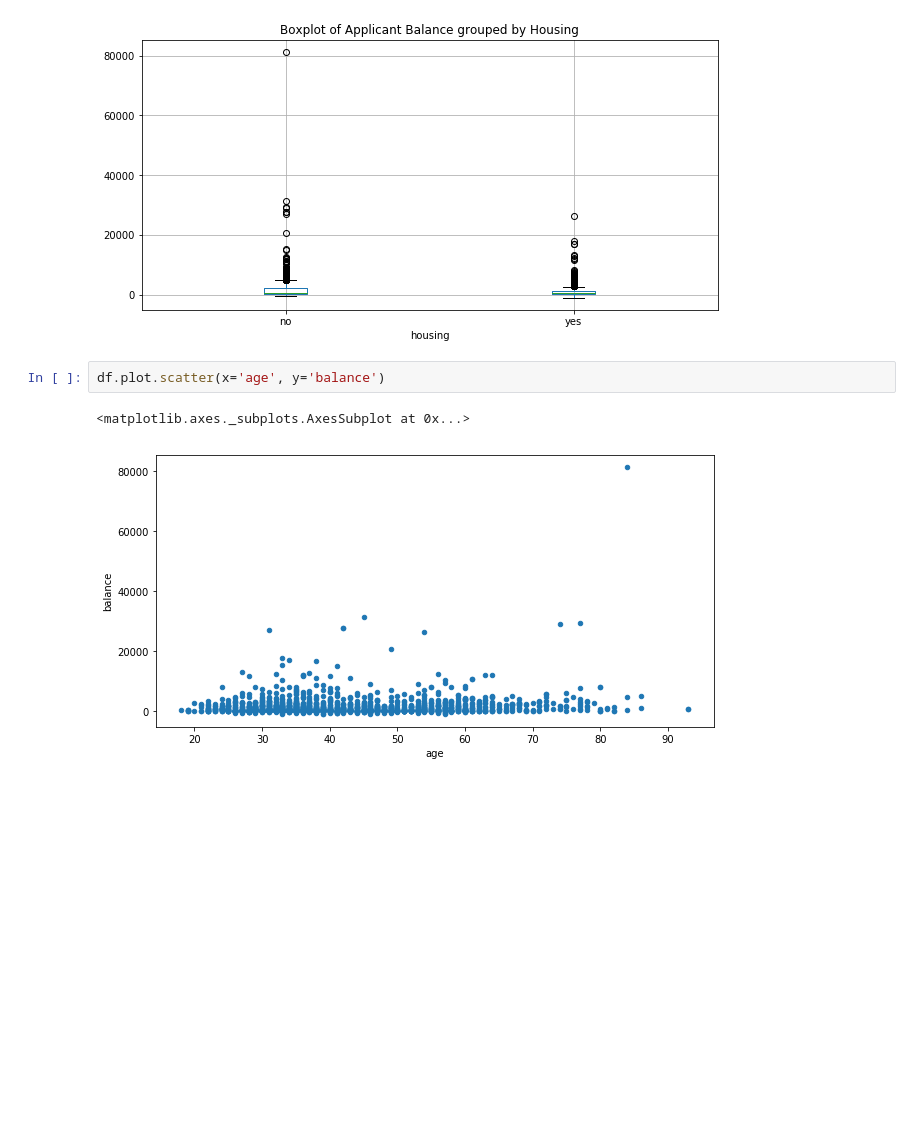
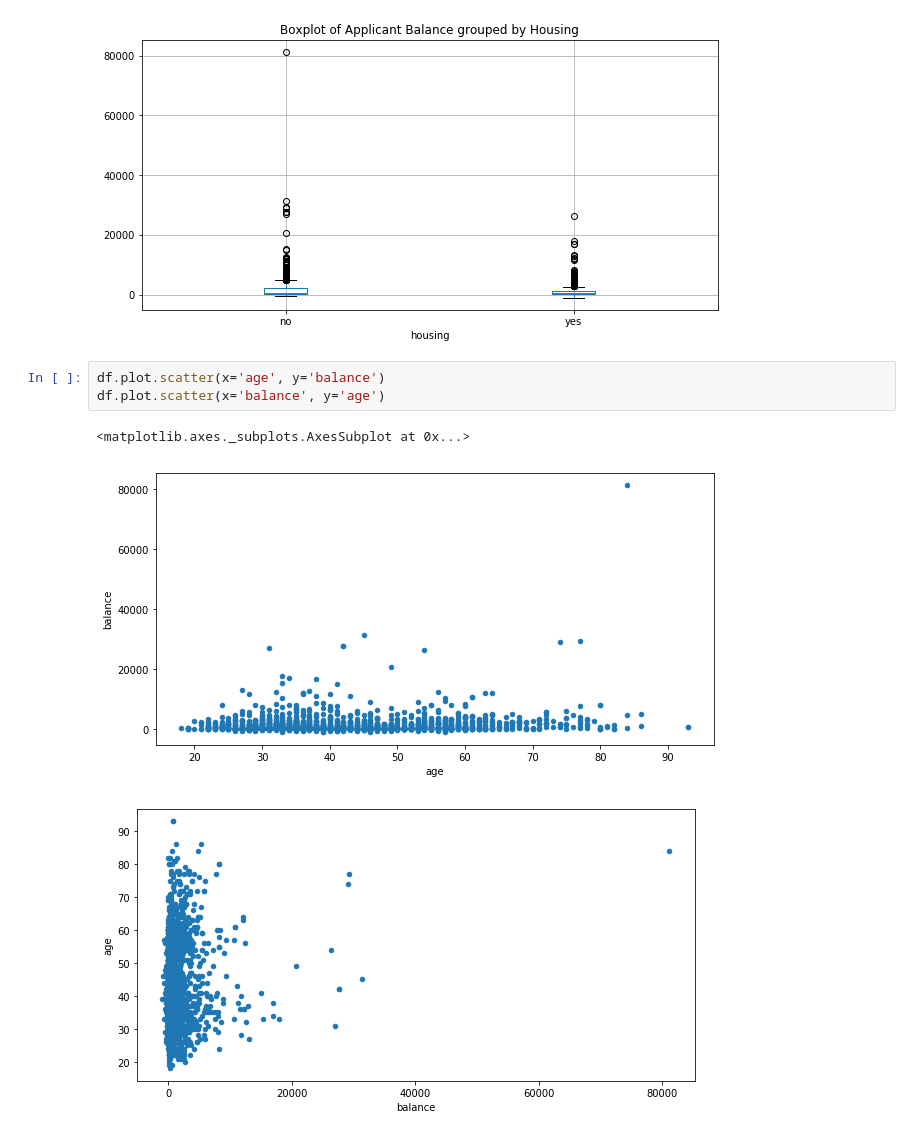
Before and after one commit to vipulpopat/MSCAI_Sem1_Etivity1, a Jupyter notebook: Etivity1.ipynb, the cells around one changed output. Saved outputs shown, nothing was run; the diff lists cells and outputs as text; blank space fills up the shorter version.

```diff
--- a/Etivity1.ipynb
+++ b/Etivity1.ipynb
@@ -342,6 +342,8 @@ Text(0.5,0.98,'')
 [figure]
 # %%
 df.plot.scatter(x='age', y='balance')
+df.plot.scatter(x='balance', y='age')
 # %% [output]
 <matplotlib.axes._subplots.AxesSubplot at 0x...>
 [figure]
+[figure, added]
```
Also changed, not shown: parts of 2 cells of this notebook.
